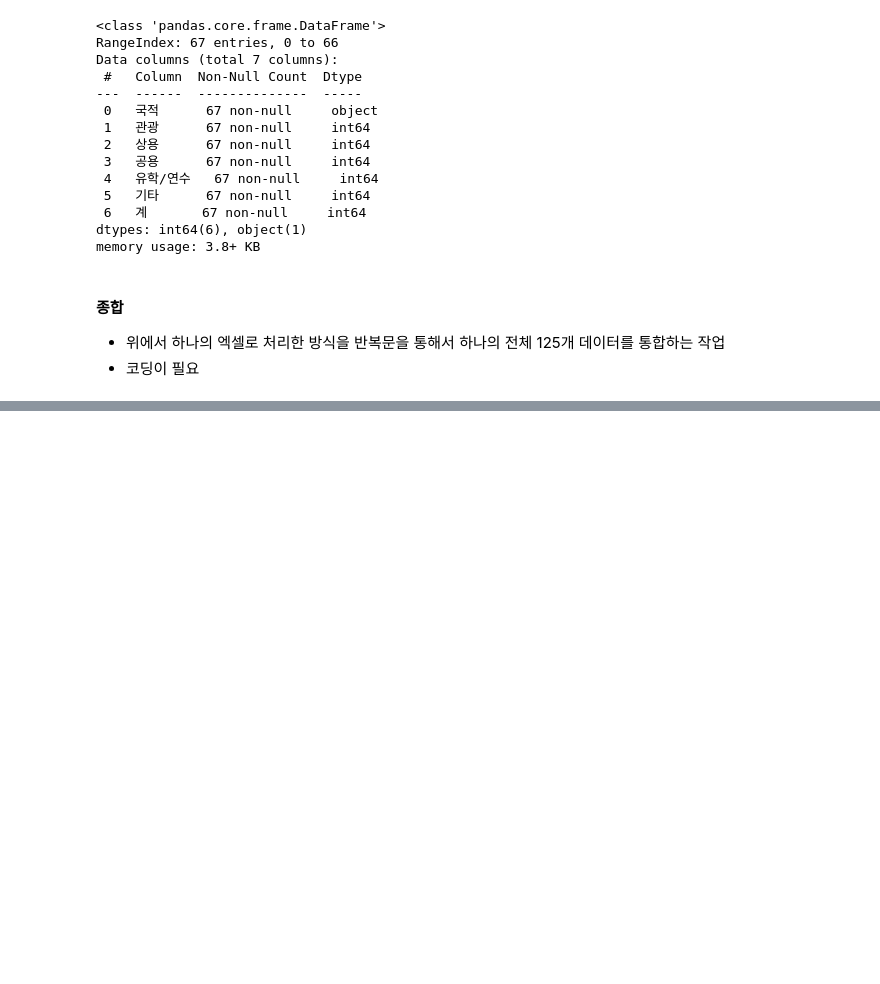
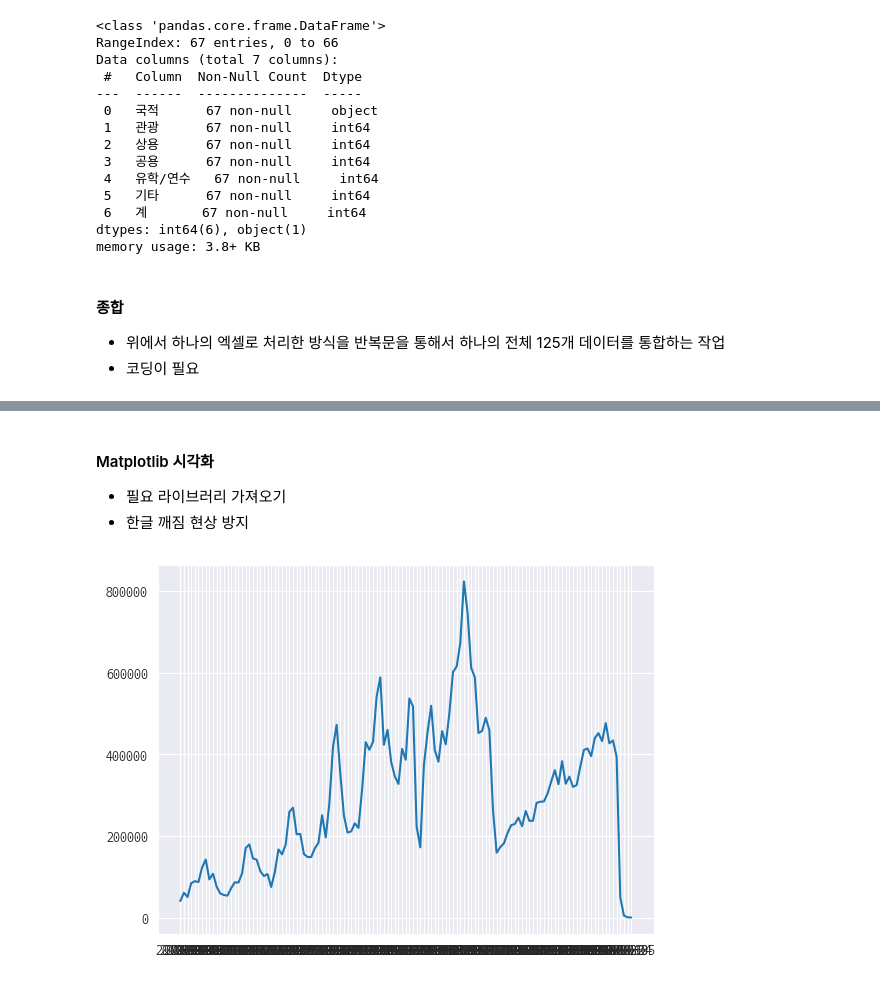
Before and after one commit to KangJeongTaek/bigdata-analysis-2024, a Jupyter notebook: day03/da09_코로나19_영향_중국인관광객수_감소여부.ipynb, the cells around one changed output, grey strips where cells are left out. Drawn from its saved outputs; the diff is of its cells as text; code cells hidden in the pictures; blank space fills up the shorter version.

```diff
--- a/day03/da09_코로나19_영향_중국인관광객수_감소여부.ipynb
+++ b/day03/da09_코로나19_영향_중국인관광객수_감소여부.ipynb
@@ -453,0 +380,4 @@ df_total.to_excel('./data/kto_total.xlsx',index=False)
+# %%
+df_china = df_total[condition]
+# %%
+df_china.reset_index(drop=True,inplace=True)
@@ -453,0 +400,22 @@ df_total.to_excel('./data/kto_total.xlsx',index=False)
+# %% [markdown]
+#### Matplotlib 시각화
+- 필요 라이브러리 가져오기
+- 한글 깨짐 현상 방지
+# %%
+import matplotlib.pyplot as plt
+import seaborn as sns
+
+from matplotlib import rcParams,font_manager,rc
+import matplotlib
+font_path = 'C:/Windows/Fonts/NanumGothicCoding.ttf' #나눔고딕코딩체
+font_name = font_manager.FontProperties(fname=font_path).get_name() # 실제 설치된 폰트 이름 조회
+rc('font',family=font_name) # 한글깨짐 현상 해결!!
+rcParams['axes.unicode_minus'] = False # 한글 사용시 마이너스가 표시가 깨지는 걸 방지
+# %%
+# 차트 스타일 지정
+sns.set_style('darkgrid')
+# %%
+plt.plot(df_china['기준년월'],df_china['관광'])
+plt.show()
+# %% [output]
+[figure, added]
```
Also changed, not shown: parts of 13 cells of this notebook.
